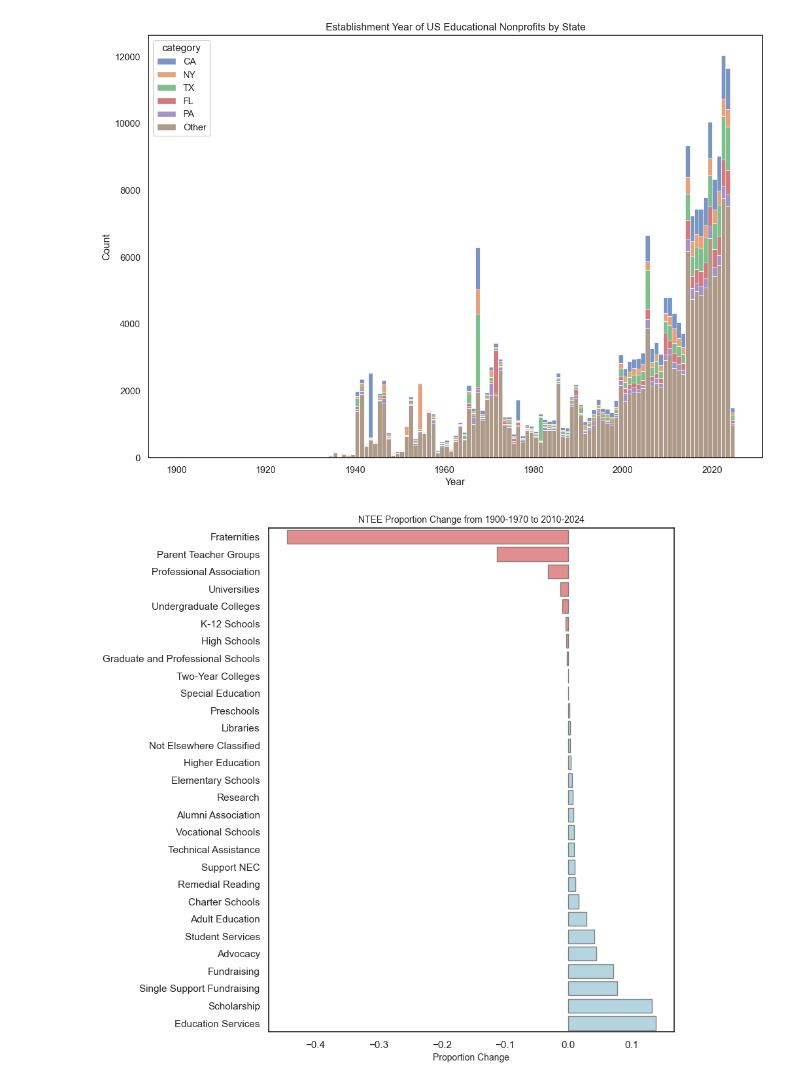
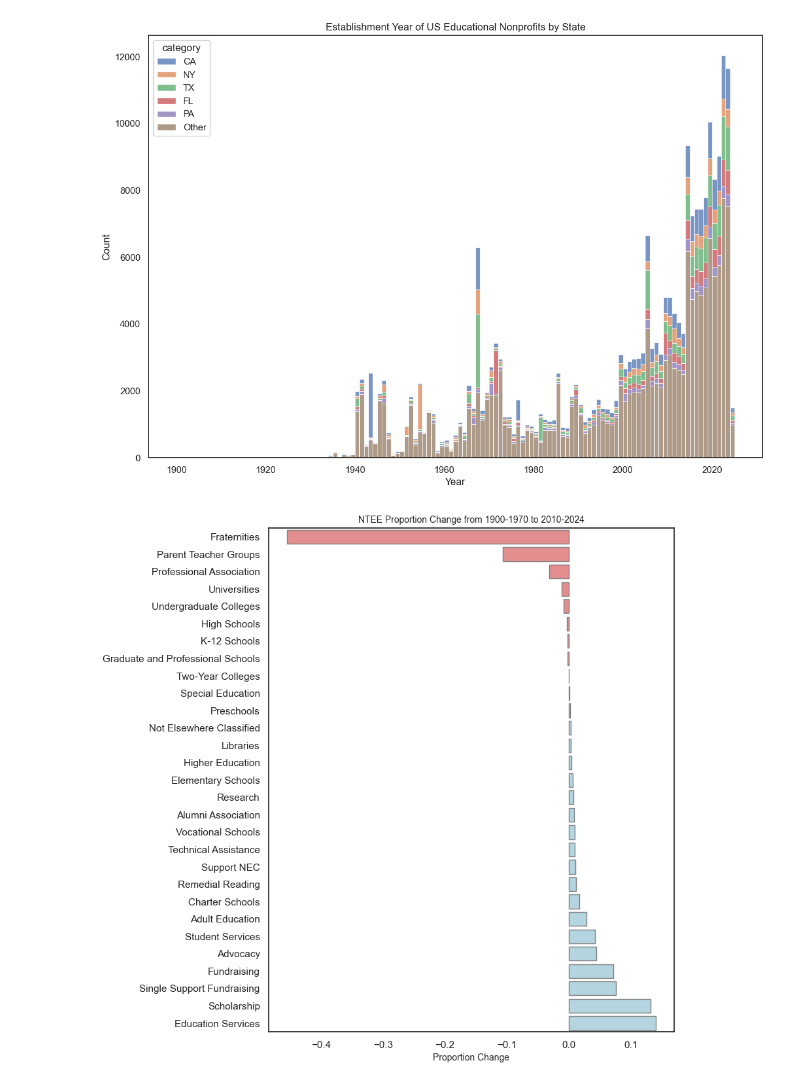
Before and after one commit to daniellancet/Ed_Org_Ecology, a Jupyter notebook: Code/New_Proj_EDA/Week_7_Tasks.ipynb, the cells around one changed output. Saved outputs shown, nothing was run; the diff lists cells and outputs as text; code cells hidden in the pictures.

```diff
--- a/Code/New_Proj_EDA/Week_7_Tasks.ipynb
+++ b/Code/New_Proj_EDA/Week_7_Tasks.ipynb
@@ -161,8 +170,9 @@ stacked_hist(df_cleaned, ["CA", "NY", "TX", "FL", "PA"], year_col="ruleyear")
 [figure]
 [figure]
 # %%
-df_2010s = df_cleaned[df_cleaned["ruleyear"].isin([i for i in range(2010, 2024)])]
-df_1970s = df_cleaned[df_cleaned['ruleyear'].isin([i for i in range(1900, 1970)])]
+df_2010s = df_cleaned[df_cleaned["ruleyear"].isin([i for i in range(2010, 2025)])]
+df_1970s = df_cleaned[df_cleaned['ruleyear'].isin([i for i in range(1900, 1971)])]
+
 
 def period_proportions(df):
     period_counts = df["Main_Category"].value_counts().sort_index()
@@ -170,31 +180,31 @@ def period_proportions(df):
     proportions = period_counts / total
     percents = proportions
     return percents
 
 # Assuming df_2010s and df_1970s are your dataframes
 proportion_change = (period_proportions(df_2010s) - period_proportions(df_1970s)).sort_values()
 
 # Create a DataFrame with proportion change and colors
 proportion_change_df = pd.DataFrame({
     'Main_Category': proportion_change.index,
     'Proportion_Change': proportion_change.values,
     'Color': ['lightblue' if x > 0 else 'lightcoral' for x in proportion_change]
 })
 
 plt.figure(figsize=(8, 10))
 sns.barplot(
     data=proportion_change_df,
     x='Proportion_Change',
     y='Main_Category',
     hue='Color',
     dodge=False,
     palette=['lightcoral', 'lightblue'],
     legend=False,
     edgecolor = 'gray'
 )
 plt.title("NTEE Proportion Change from 1900-1970 to 2010-2024", fontsize = 10)
 plt.xlabel("Proportion Change", fontsize = 10)
 plt.ylabel("")
 plt.show()
 # %% [output]
-[figure, old version]
+[figure, new version]
```
Also changed, not shown: parts of 7 cells of this notebook.
